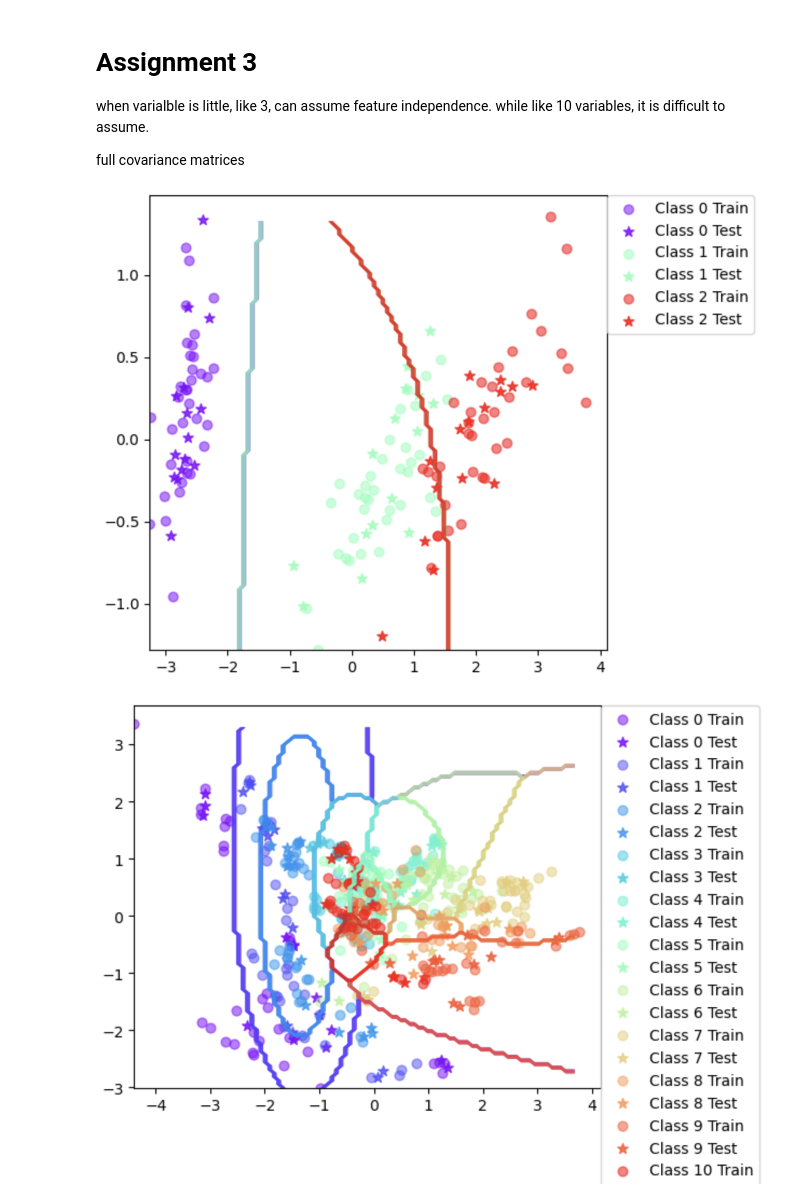
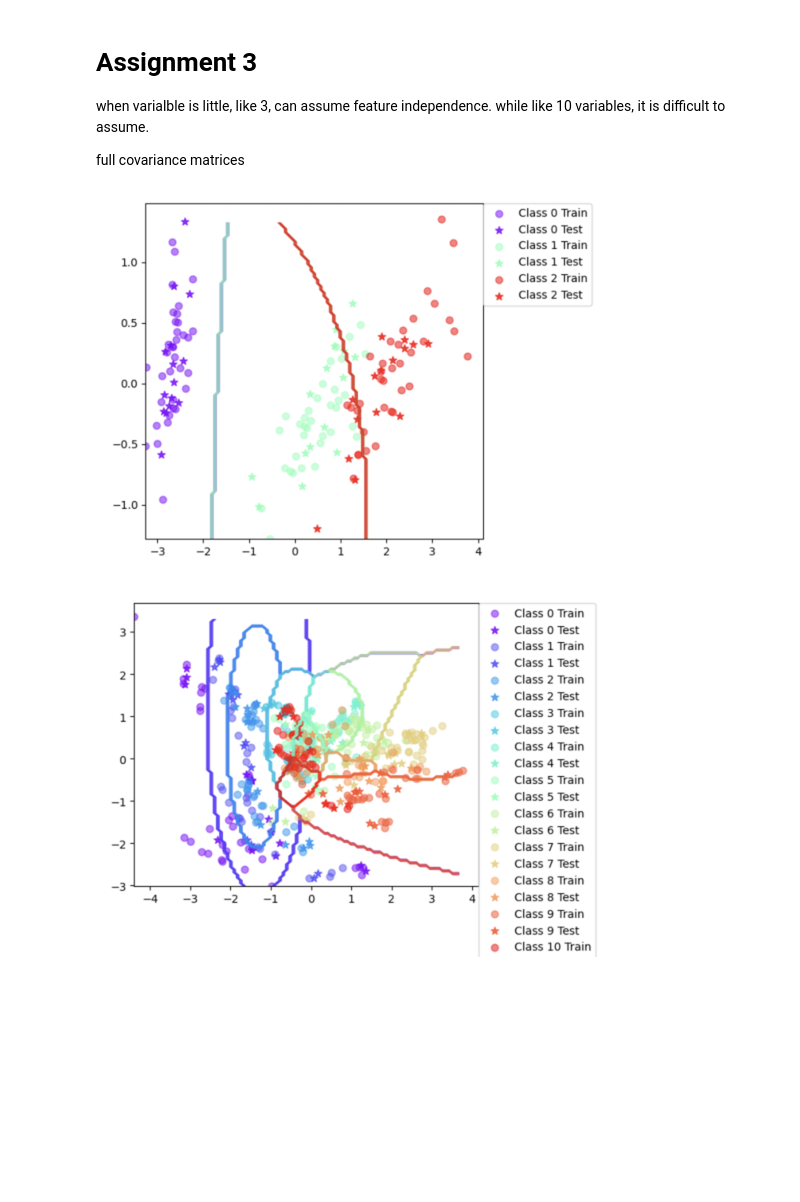
Before and after one commit to Yanjun96/FDD3431, a Jupyter notebook: labs/lab3/lab3py/play.ipynb, the cells around one changed output. Saved outputs shown, nothing was run; the diff lists cells and outputs as text; code cells hidden in the pictures; blank space fills up the shorter version.

```diff
--- a/labs/lab3/lab3py/play.ipynb
+++ b/labs/lab3/lab3py/play.ipynb
@@ -15,11 +22,19 @@ when varialble is little, like 3, can assume feature independence. while like 10
 
  full covariance matrices
 # %%
-
-display(Image.open("iris.png"))  # Display image in Jupyter
+# Open the image
+img = Image.open("iris.png")
+img_resized = img.resize((img.width // 2, img.height // 2))
+plt.imshow(img_resized)
+plt.axis("off")  # Hide axes
+plt.show()
 # %% [output]
-[figure, old version]
+[figure, new version]
 # %%
-display(Image.open("vowel.png"))  # Display image in Jupyter
+img = Image.open("vowel.png")
+img_resized = img.resize((img.width // 2, img.height //2 ))
+plt.imshow(img_resized)
+plt.axis("off")  # Hide axes
+plt.show()
 # %% [output]
-[figure, old version]
+[figure, new version]
```
Also changed, not shown: parts of 2 cells of this notebook, 2 other files.
